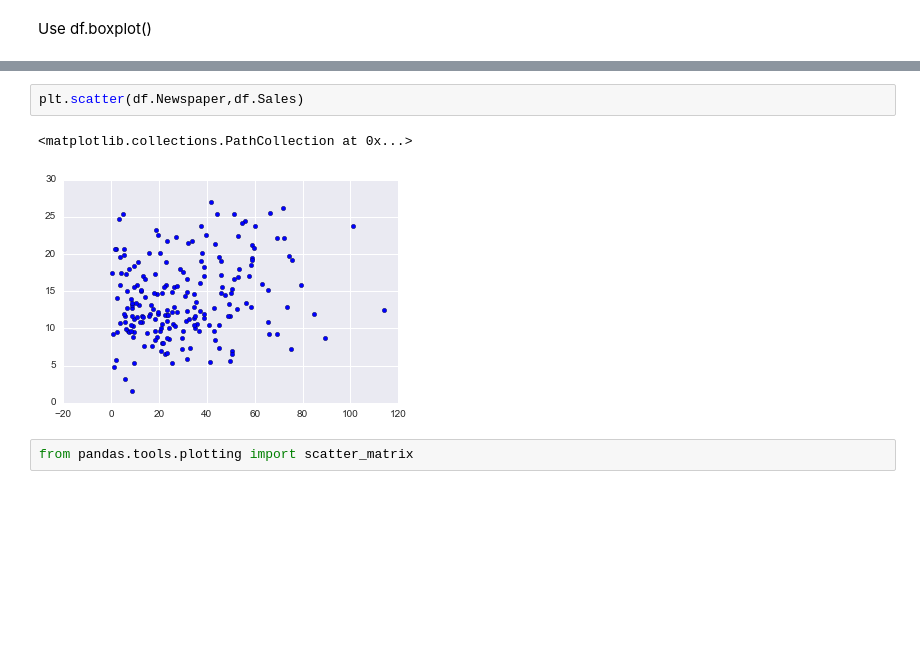
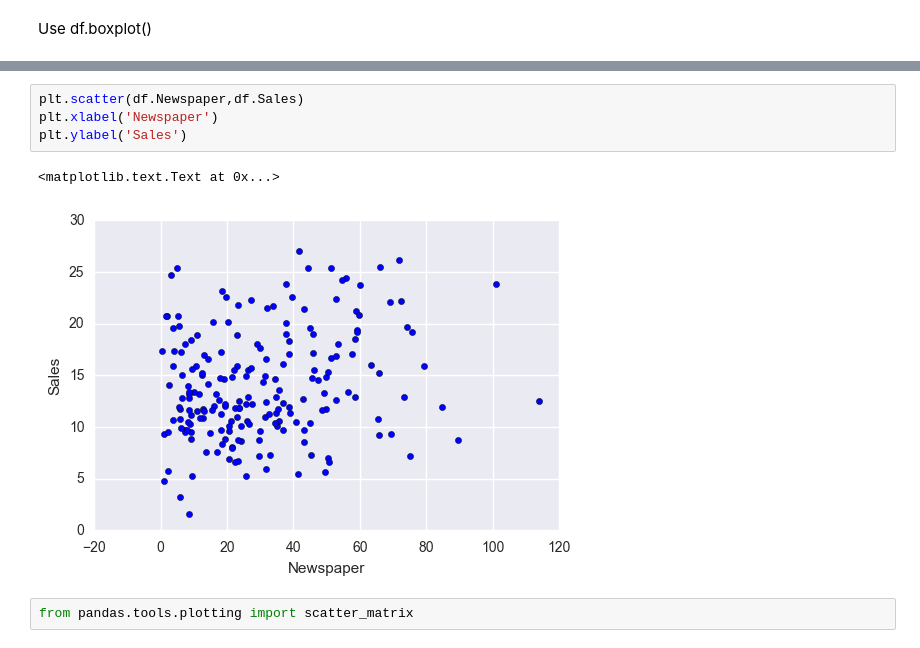
Before and after one commit to Columbia-Intro-Data-Science/python-introduction-Ray950611, a Jupyter notebook: hw1_rd2622.ipynb, the cells around one changed output, grey strips where cells are left out. Saved outputs shown, nothing was run; the diff lists cells and outputs as text; blank space fills up the shorter version.

```diff
--- a/hw1_rd2622.ipynb
+++ b/hw1_rd2622.ipynb
@@ -95,8 +105,10 @@ plt.scatter(df.Radio,df.Sales)
 # %%
 plt.scatter(df.Newspaper,df.Sales)
+plt.xlabel('Newspaper')
+plt.ylabel('Sales')
 # %% [output]
-<matplotlib.collections.PathCollection at 0x...>
+<matplotlib.text.Text at 0x...>
-[figure, old version]
+[figure, new version]
 # %%
 from pandas.tools.plotting import scatter_matrix
 # %%
```
Also changed, not shown: parts of 54 cells of this notebook, 1 other file.
